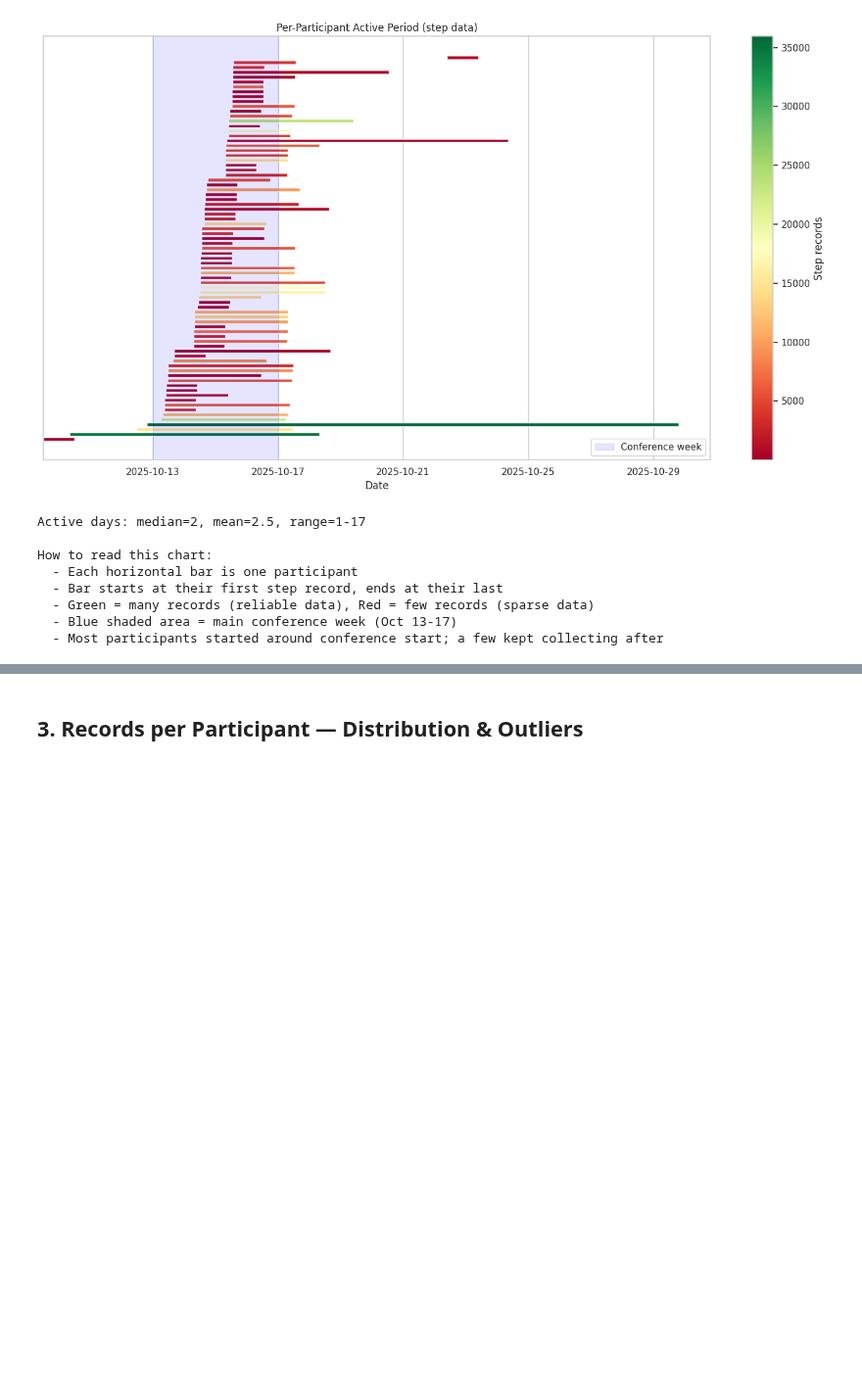
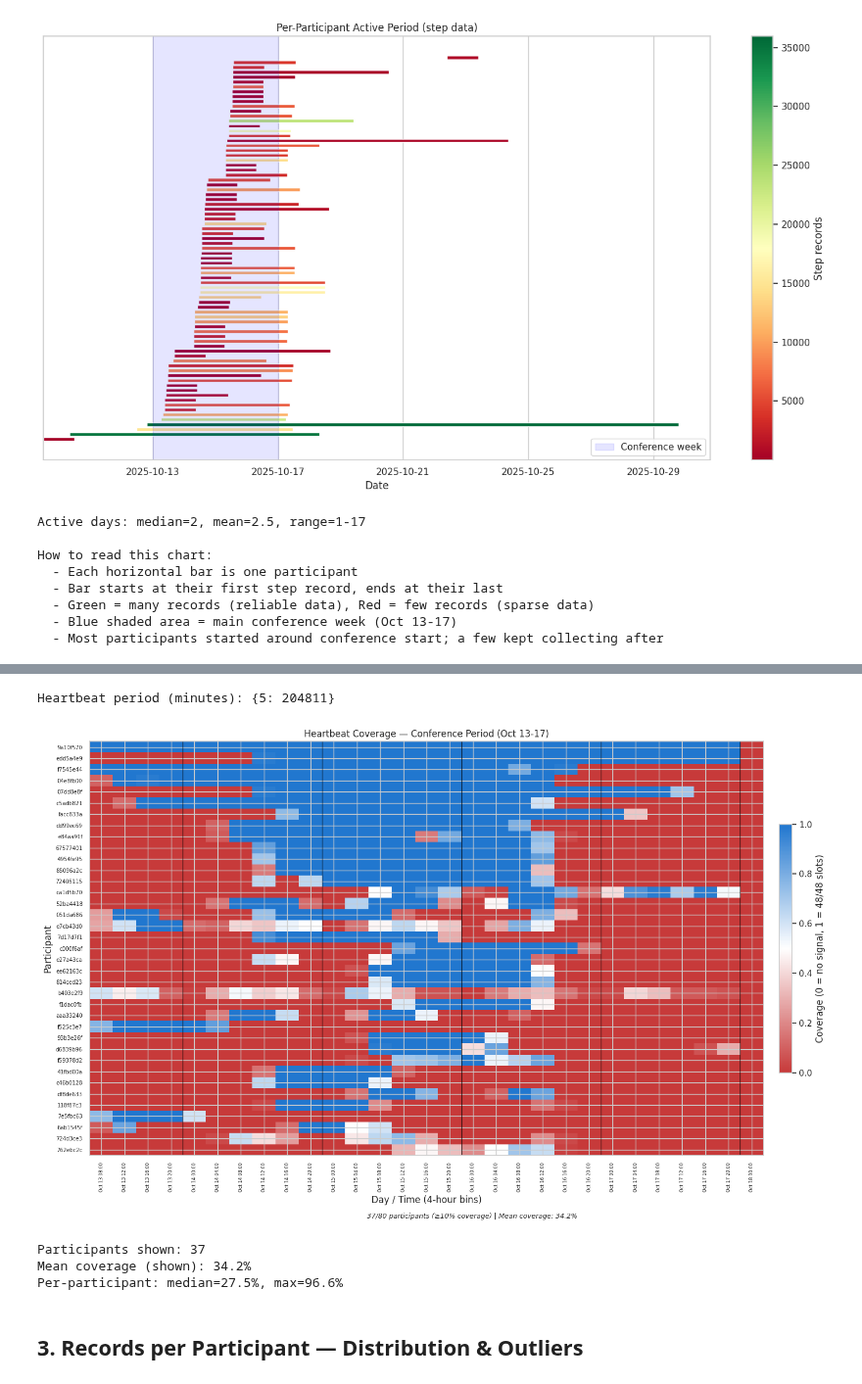
Before and after one commit to dtu-digital-health/UbiLife, a Jupyter notebook: notebooks/01_data_exploration.ipynb, the cells around one changed output, grey strips where cells are left out. Shown at 98% size. Cells and saved outputs as stored; diff of their text form; code cells hidden in the pictures; blank space fills up the shorter version.

Commit message:
fix: add heartbeat coverage

```diff
--- a/notebooks/01_data_exploration.ipynb
+++ b/notebooks/01_data_exploration.ipynb
@@ -179,3 +181,26 @@ How to read this chart:
+# %%
+# ── Heartbeat coverage (conference period only, >10% coverage) ──
+df_hb_raw = pd.read_parquet(PARQUET_DIR / "heartbeat.parquet")
+
+# Verify period
+period_vals = df_hb_raw["measurement.data.period"].value_counts()
+print(f"Heartbeat period (minutes): {period_vals.to_dict()}")
+
+hb_coverage = plot_heartbeat_coverage(df_hb_raw, FIGURES_DIR, min_coverage=0.10)
+
+# Summary
+mean_cov = hb_coverage.values.mean() * 100
+pct_per_p = hb_coverage.mean(axis=1) * 100
+print(f"\nParticipants shown: {len(hb_coverage)}")
+print(f"Mean coverage (shown): {mean_cov:.1f}%")
+print(f"Per-participant: median={pct_per_p.median():.1f}%, "
+      f"max={pct_per_p.max():.1f}%")
+# %% [output]
+Heartbeat period (minutes): {5: 204811}
+[figure, added]
+Participants shown: 37
+Mean coverage (shown): 34.2%
+Per-participant: median=27.5%, max=96.6%
 # %% [markdown]
 ## 3. Records per Participant — Distribution & Outliers
 # %%
```
Also changed, not shown: parts of 8 cells of this notebook, 3 other files.
